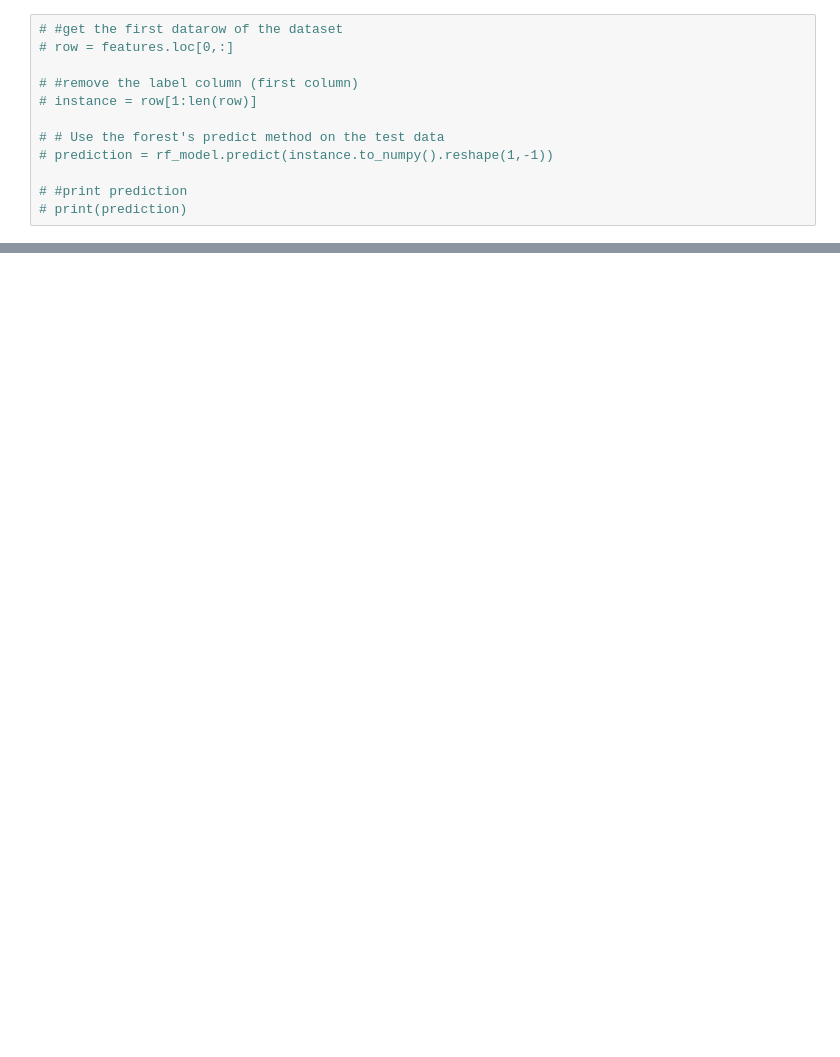
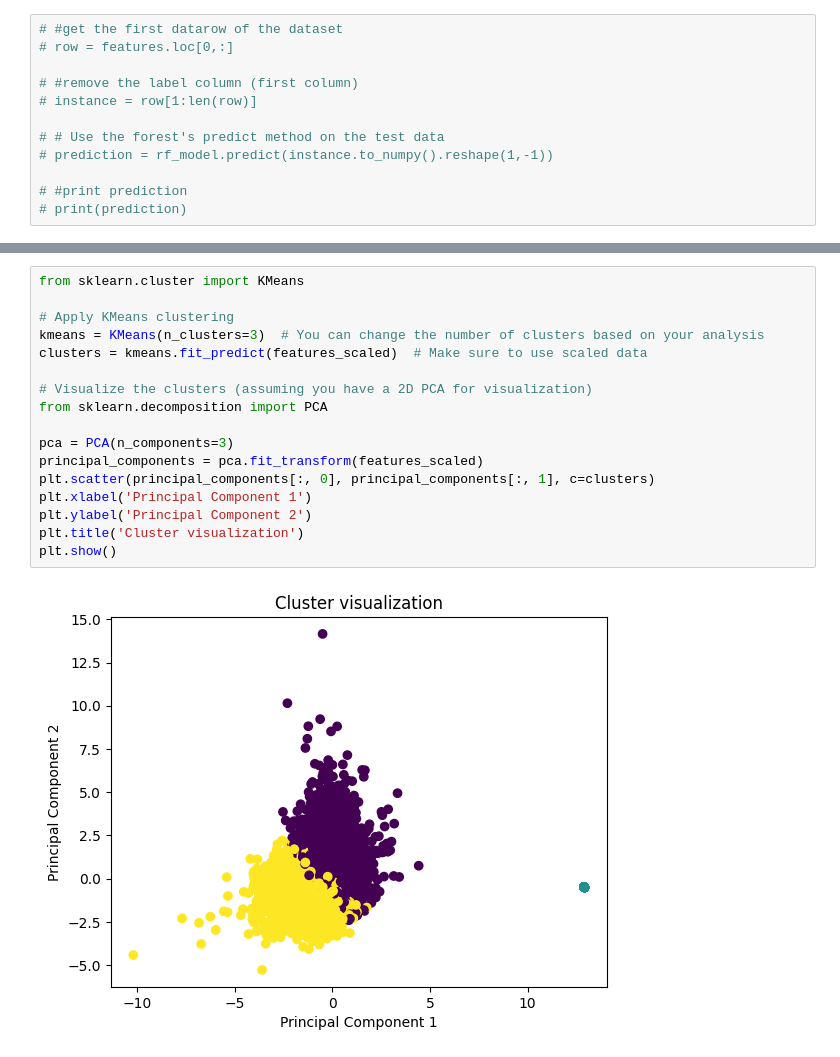
Before and after one commit to NielsvBeuningen/visual-analytics, a Jupyter notebook: data/XaiModel.ipynb, the cells around one changed output, grey strips where cells are left out. Saved outputs shown, nothing was run; the diff lists cells and outputs as text; blank space fills up the shorter version.

```diff
--- a/data/XaiModel.ipynb
+++ b/data/XaiModel.ipynb
@@ -118,0 +166,19 @@ rf_model = build_rf_model(train_features, train_labels, features, labels)
+# %%
+from sklearn.cluster import KMeans
+
+# Apply KMeans clustering
+kmeans = KMeans(n_clusters=3)  # You can change the number of clusters based on your analysis
+clusters = kmeans.fit_predict(features_scaled)  # Make sure to use scaled data
+
+# Visualize the clusters (assuming you have a 2D PCA for visualization)
+from sklearn.decomposition import PCA
+
+pca = PCA(n_components=3)
+principal_components = pca.fit_transform(features_scaled)
+plt.scatter(principal_components[:, 0], principal_components[:, 1], c=clusters)
+plt.xlabel('Principal Component 1')
+plt.ylabel('Principal Component 2')
+plt.title('Cluster visualization')
+plt.show()
+# %% [output]
+[figure, added]
```
Also changed, not shown: parts of 9 cells of this notebook, 1 other file.
